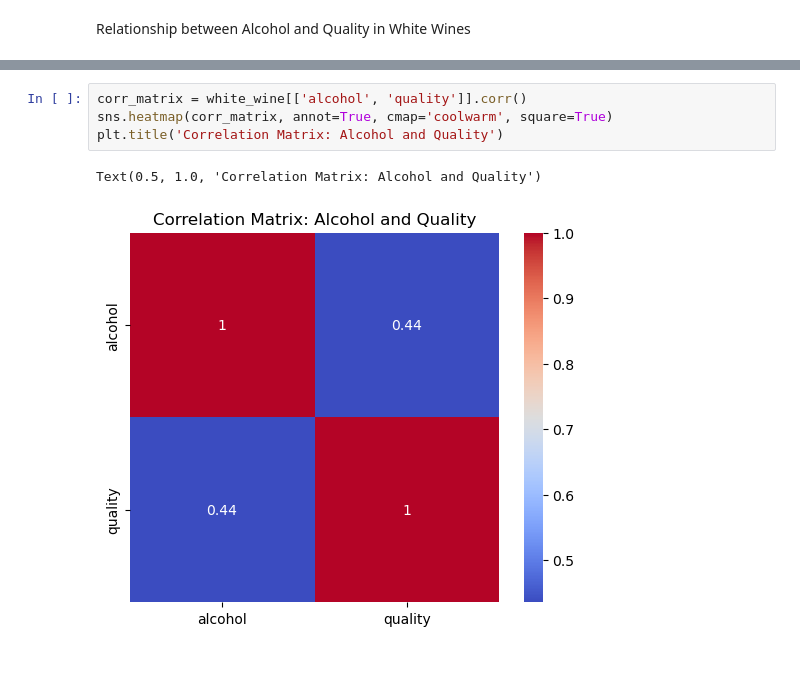
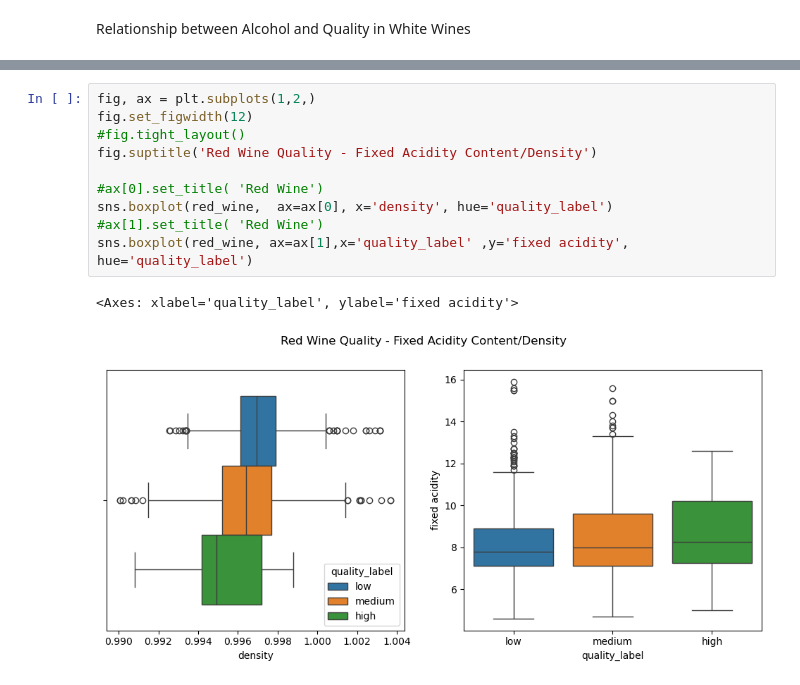
Before and after one commit to AlexIchie-coder/Projects, a Jupyter notebook: Red_And_White_Wine.ipynb, the cells around one changed output, grey strips where cells are left out. Drawn from its saved outputs; the diff is of its cells as text.

```diff
--- a/Red_And_White_Wine.ipynb
+++ b/Red_And_White_Wine.ipynb
@@ -319,7 +294,13 @@ Text(0.5, 1.0, 'Relationship between Alcohol and Quality in White Wines')
-# %%
-corr_matrix = white_wine[['alcohol', 'quality']].corr()
-sns.heatmap(corr_matrix, annot=True, cmap='coolwarm', square=True)
-plt.title('Correlation Matrix: Alcohol and Quality')
-# %% [output]
-Text(0.5, 1.0, 'Correlation Matrix: Alcohol and Quality')
-[figure, removed]
+# %%
+fig, ax = plt.subplots(1,2,)
+fig.set_figwidth(12)
+#fig.tight_layout()
+fig.suptitle('Red Wine Quality - Fixed Acidity Content/Density')
+
+#ax[0].set_title( 'Red Wine')
+sns.boxplot(red_wine,  ax=ax[0], x='density', hue='quality_label')
+#ax[1].set_title( 'Red Wine')
+sns.boxplot(red_wine, ax=ax[1],x='quality_label' ,y='fixed acidity', hue='quality_label')
+# %% [output]
+<Axes: xlabel='quality_label', ylabel='fixed acidity'>
+[figure, added]
```
Also changed, not shown: parts of 17 cells of this notebook.
